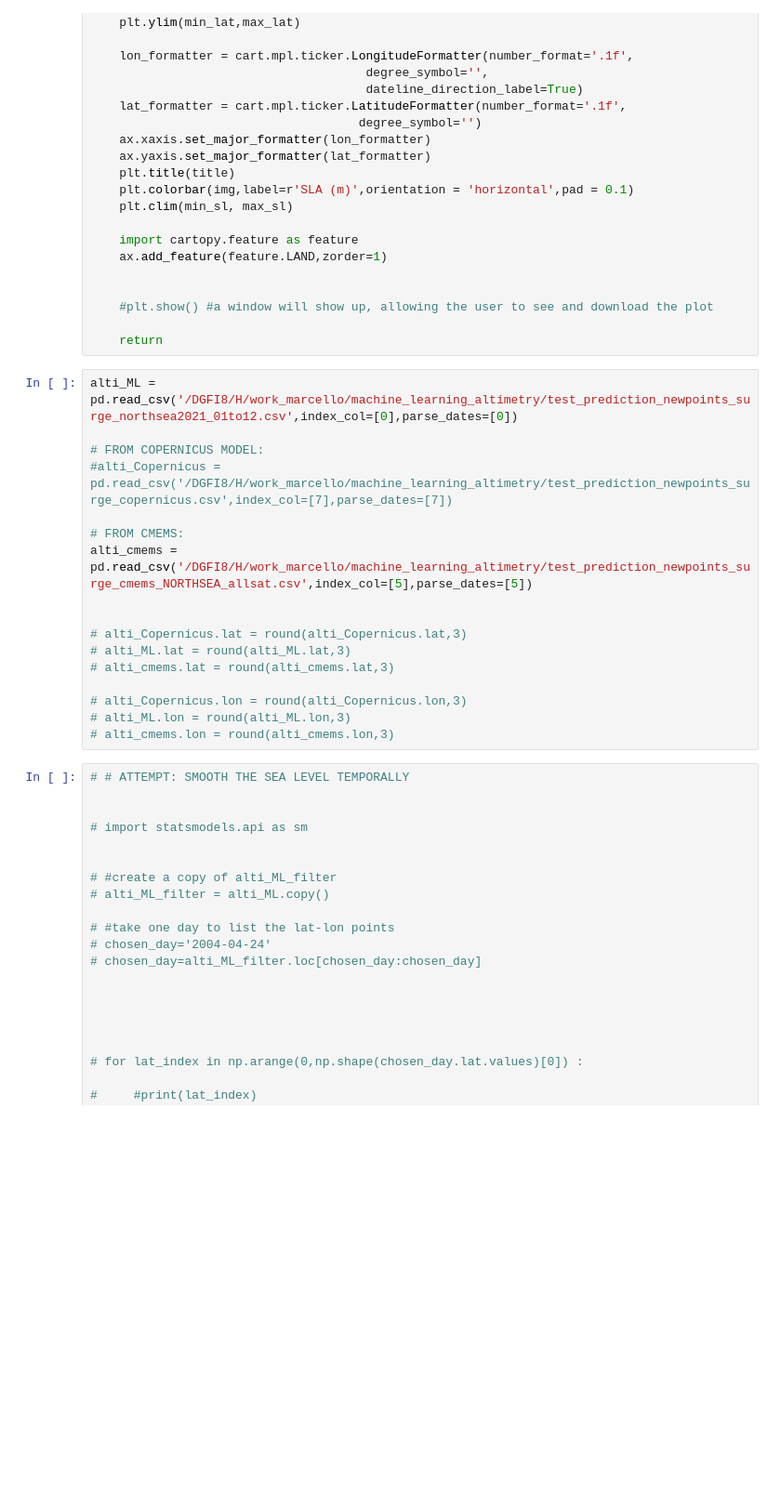
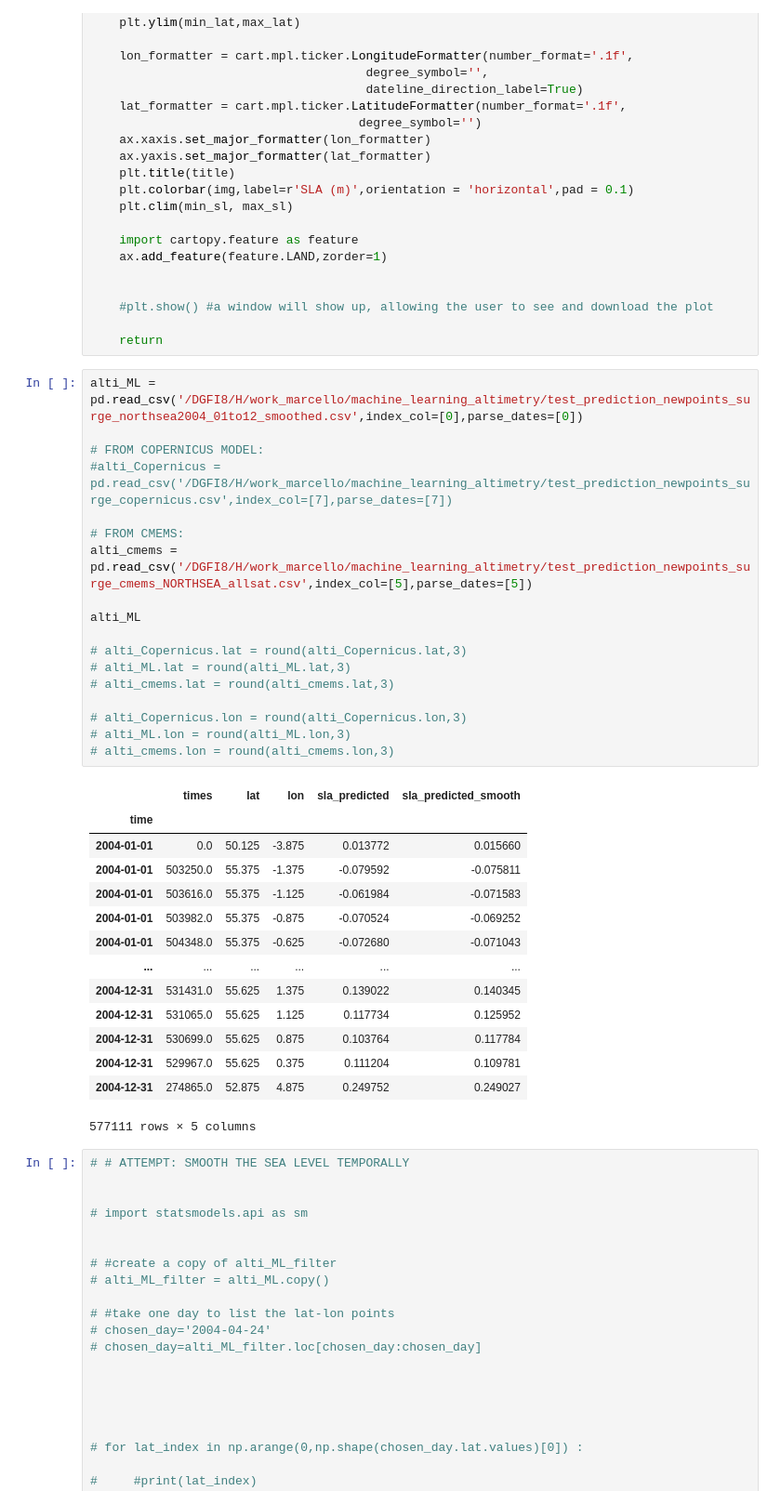
Before and after one commit to ne62rut/machine_learning_altimetry_validation, a Jupyter notebook: plot_dailymapsexample.ipynb, the cells around one changed output. Shown at 93% size. Saved outputs shown, nothing was run; the diff lists cells and outputs as text; blank space fills up the shorter version.

```diff
--- a/plot_dailymapsexample.ipynb
+++ b/plot_dailymapsexample.ipynb
@@ -66,22 +66,38 @@ def single_plot(alti_20,min_sl,max_sl,counter,fig,title):
 
     return
 # %%
-alti_ML = pd.read_csv('/DGFI8/H/work_marcello/machine_learning_altimetry/test_prediction_newpoints_surge_northsea2021_01to12.csv',index_col=[0],parse_dates=[0])
+alti_ML = pd.read_csv('/DGFI8/H/work_marcello/machine_learning_altimetry/test_prediction_newpoints_surge_northsea2004_01to12_smoothed.csv',index_col=[0],parse_dates=[0])
 
 # FROM COPERNICUS MODEL:
 #alti_Copernicus = pd.read_csv('/DGFI8/H/work_marcello/machine_learning_altimetry/test_prediction_newpoints_surge_copernicus.csv',index_col=[7],parse_dates=[7])
 
 # FROM CMEMS:
 alti_cmems = pd.read_csv('/DGFI8/H/work_marcello/machine_learning_altimetry/test_prediction_newpoints_surge_cmems_NORTHSEA_allsat.csv',index_col=[5],parse_dates=[5])
 
+alti_ML
 
 # alti_Copernicus.lat = round(alti_Copernicus.lat,3)
 # alti_ML.lat = round(alti_ML.lat,3)
 # alti_cmems.lat = round(alti_cmems.lat,3)
 
 # alti_Copernicus.lon = round(alti_Copernicus.lon,3)
 # alti_ML.lon = round(alti_ML.lon,3)
 # alti_cmems.lon = round(alti_cmems.lon,3)
+# %% [output]
+|  | times | lat | lon | sla_predicted | sla_predicted_smooth |
+| time |  |  |  |  |  |
+| 2004-01-01 | 0.0 | 50.125 | -3.875 | 0.013772 | 0.015660 |
+| 2004-01-01 | 503250.0 | 55.375 | -1.375 | -0.079592 | -0.075811 |
+| 2004-01-01 | 503616.0 | 55.375 | -1.125 | -0.061984 | -0.071583 |
+| 2004-01-01 | 503982.0 | 55.375 | -0.875 | -0.070524 | -0.069252 |
+| 2004-01-01 | 504348.0 | 55.375 | -0.625 | -0.072680 | -0.071043 |
+| ... | ... | ... | ... | ... | ... |
+| 2004-12-31 | 531431.0 | 55.625 | 1.375 | 0.139022 | 0.140345 |
+| 2004-12-31 | 531065.0 | 55.625 | 1.125 | 0.117734 | 0.125952 |
+| 2004-12-31 | 530699.0 | 55.625 | 0.875 | 0.103764 | 0.117784 |
+| 2004-12-31 | 529967.0 | 55.625 | 0.375 | 0.111204 | 0.109781 |
+| 2004-12-31 | 274865.0 | 52.875 | 4.875 | 0.249752 | 0.249027 |
+577111 rows × 5 columns
 # %%
 # # ATTEMPT: SMOOTH THE SEA LEVEL TEMPORALLY
 
```
Also changed, not shown: parts of 7 cells of this notebook, 2 other files.
